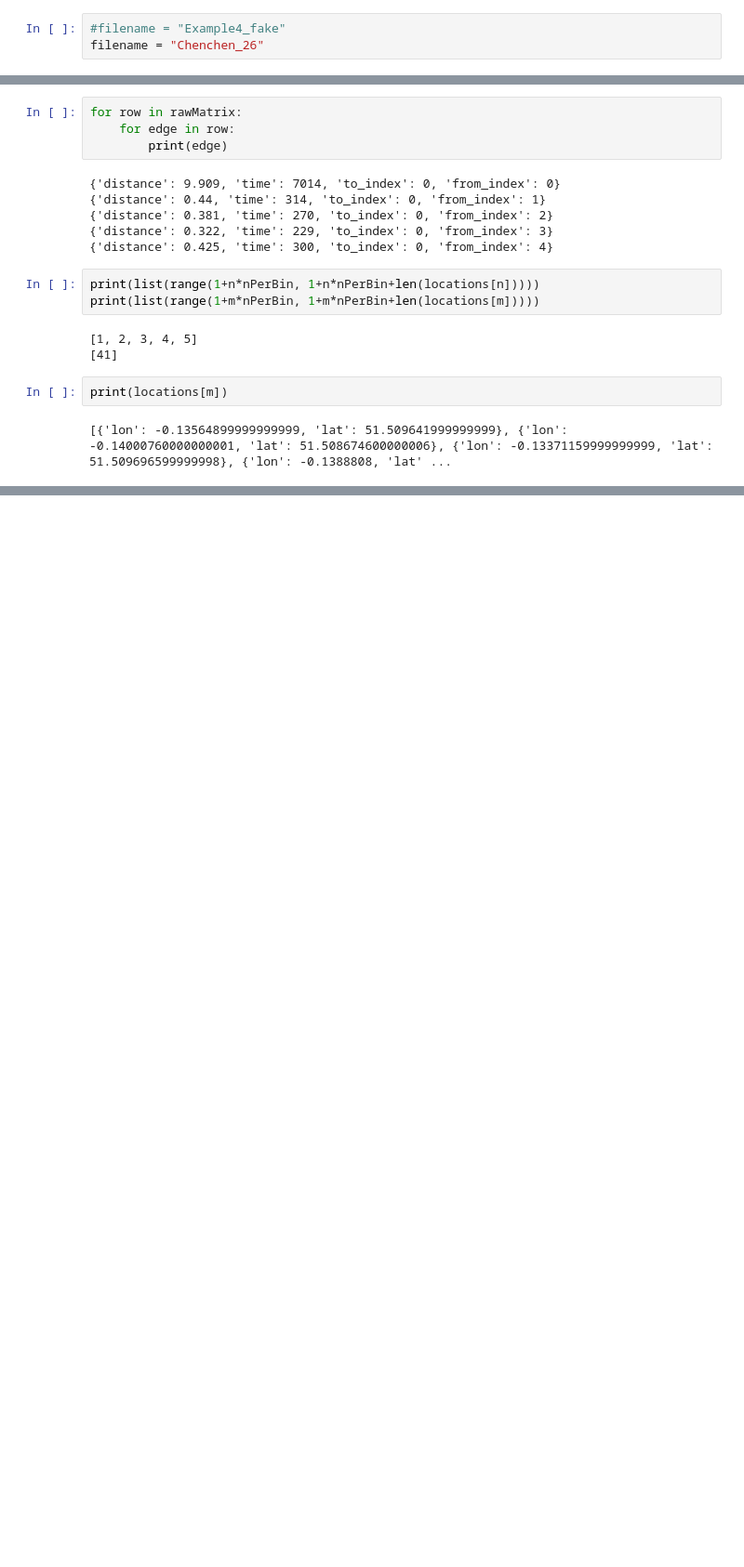
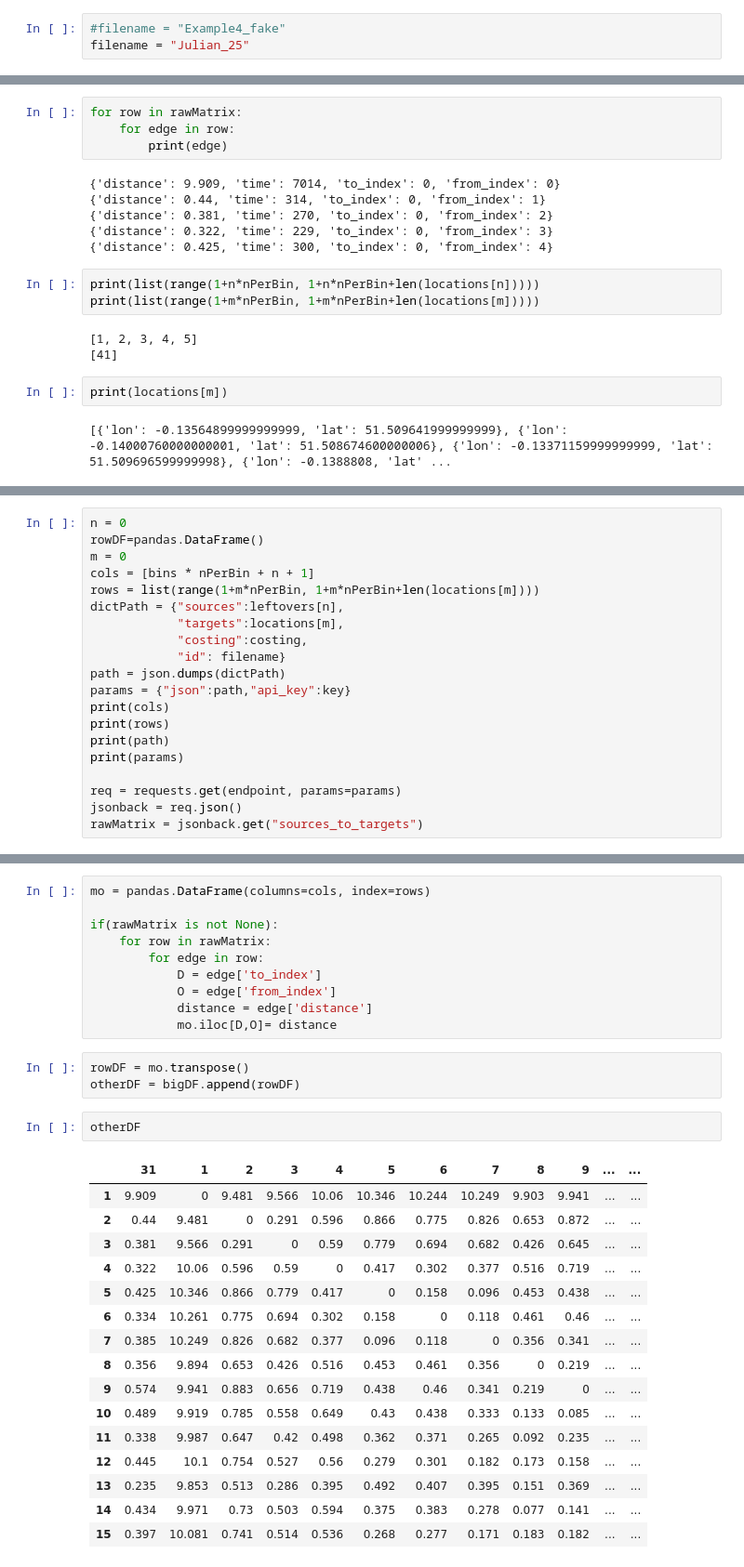
Before and after one commit to martinaustwick/PythonMapzen, a Jupyter notebook: mapzen_1.ipynb, the cells around one changed output, grey strips where cells are left out. Shown at 93% size. Drawn from its saved outputs; the diff is of its cells as text; blank space fills up the shorter version.

```diff
--- a/mapzen_1.ipynb
+++ b/mapzen_1.ipynb
@@ -175,7 +184,7 @@ mo.to_csv("dataOut/"+filename)
 # 3. Larger files (more than 50 locations)
 # %%
 #filename = "Example4_fake"
-filename = "Chenchen_26"
+filename = "Julian_25"
 # %%
 dataIn = pandas.read_csv("data/"+filename+".csv")
 print(dataIn)
@@ -410,0 +522,20 @@ list(range(0,1))
+# %%
+n = 0
+rowDF=pandas.DataFrame()
+m = 0
+cols = [bins * nPerBin + n + 1]
+rows = list(range(1+m*nPerBin, 1+m*nPerBin+len(locations[m])))
+dictPath = {"sources":leftovers[n],
+            "targets":locations[m],
+            "costing":costing,
+            "id": filename}
+path = json.dumps(dictPath)
+params = {"json":path,"api_key":key}
+print(cols)
+print(rows)
+print(path)
+print(params)
+
+req = requests.get(endpoint, params=params)
+jsonback = req.json()
+rawMatrix = jsonback.get("sources_to_targets")
@@ -410,0 +547,32 @@ list(range(0,1))
+# %%
+mo = pandas.DataFrame(columns=cols, index=rows)
+
+if(rawMatrix is not None):
+    for row in rawMatrix:
+        for edge in row:
+            D = edge['to_index']
+            O = edge['from_index']
+            distance = edge['distance']
+            mo.iloc[D,O]= distance
+# %%
+rowDF = mo.transpose()
+otherDF = bigDF.append(rowDF)
+# %%
+otherDF
+# %% [output]
+|  | 31 | 1 | 2 | 3 | 4 | 5 | 6 | 7 | 8 | 9 | ... | ... |
+| 1 | 9.909 | 0 | 9.481 | 9.566 | 10.06 | 10.346 | 10.244 | 10.249 | 9.903 | 9.941 | ... | ... |
+| 2 | 0.44 | 9.481 | 0 | 0.291 | 0.596 | 0.866 | 0.775 | 0.826 | 0.653 | 0.872 | ... | ... |
+| 3 | 0.381 | 9.566 | 0.291 | 0 | 0.59 | 0.779 | 0.694 | 0.682 | 0.426 | 0.645 | ... | ... |
+| 4 | 0.322 | 10.06 | 0.596 | 0.59 | 0 | 0.417 | 0.302 | 0.377 | 0.516 | 0.719 | ... | ... |
+| 5 | 0.425 | 10.346 | 0.866 | 0.779 | 0.417 | 0 | 0.158 | 0.096 | 0.453 | 0.438 | ... | ... |
+| 6 | 0.334 | 10.261 | 0.775 | 0.694 | 0.302 | 0.158 | 0 | 0.118 | 0.461 | 0.46 | ... | ... |
+| 7 | 0.385 | 10.249 | 0.826 | 0.682 | 0.377 | 0.096 | 0.118 | 0 | 0.356 | 0.341 | ... | ... |
+| 8 | 0.356 | 9.894 | 0.653 | 0.426 | 0.516 | 0.453 | 0.461 | 0.356 | 0 | 0.219 | ... | ... |
+| 9 | 0.574 | 9.941 | 0.883 | 0.656 | 0.719 | 0.438 | 0.46 | 0.341 | 0.219 | 0 | ... | ... |
+| 10 | 0.489 | 9.919 | 0.785 | 0.558 | 0.649 | 0.43 | 0.438 | 0.333 | 0.133 | 0.085 | ... | ... |
+| 11 | 0.338 | 9.987 | 0.647 | 0.42 | 0.498 | 0.362 | 0.371 | 0.265 | 0.092 | 0.235 | ... | ... |
+| 12 | 0.445 | 10.1 | 0.754 | 0.527 | 0.56 | 0.279 | 0.301 | 0.182 | 0.173 | 0.158 | ... | ... |
+| 13 | 0.235 | 9.853 | 0.513 | 0.286 | 0.395 | 0.492 | 0.407 | 0.395 | 0.151 | 0.369 | ... | ... |
+| 14 | 0.434 | 9.971 | 0.73 | 0.503 | 0.594 | 0.375 | 0.383 | 0.278 | 0.077 | 0.141 | ... | ... |
+| 15 | 0.397 | 10.081 | 0.741 | 0.514 | 0.536 | 0.268 | 0.277 | 0.171 | 0.183 | 0.182 | ... | ... |
```
Also changed, not shown: parts of 13 cells of this notebook.
